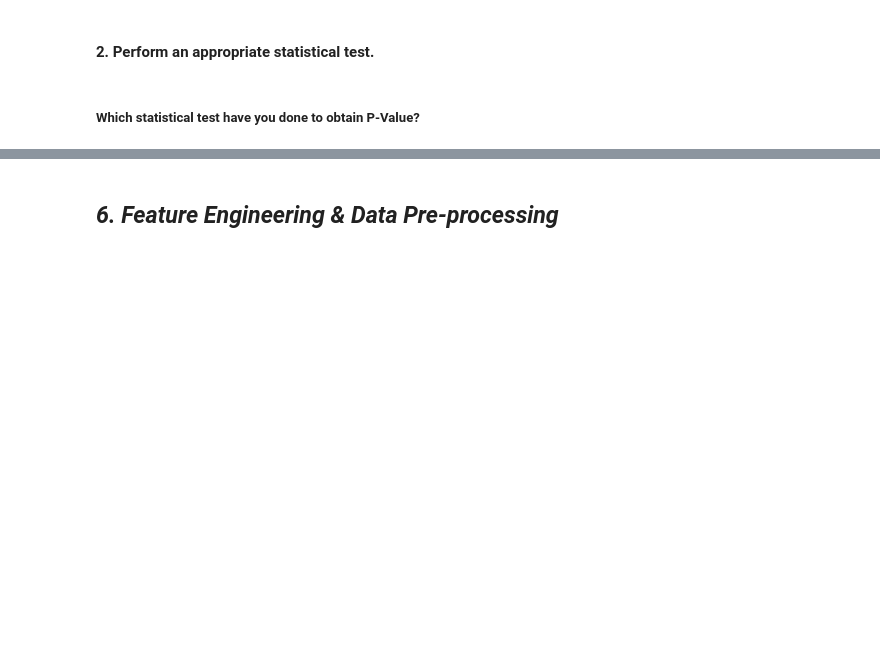
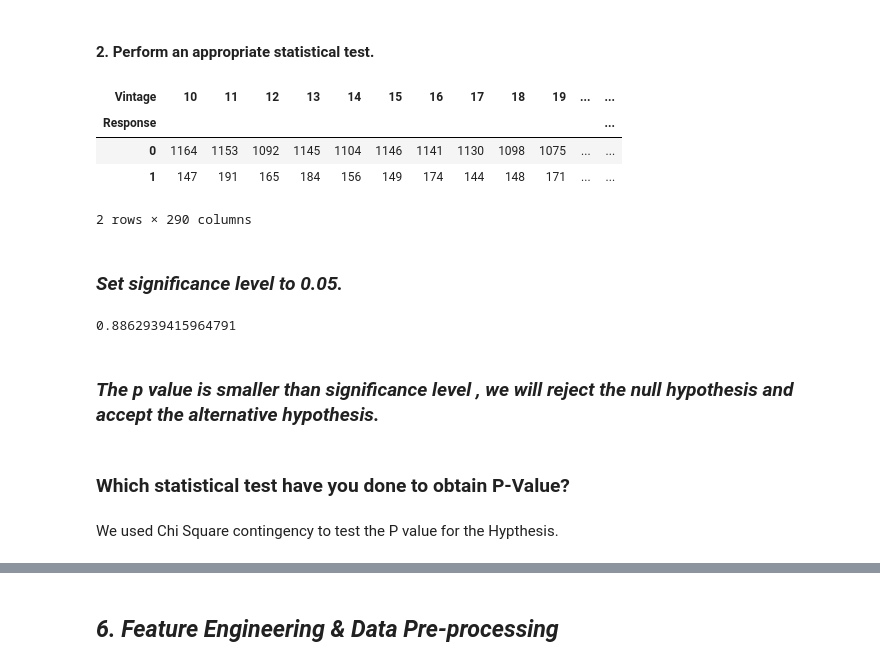
Before and after one commit to akifkashif/Health-Insurance-Prediction--Capstone-Project, a Jupyter notebook: Copy_of_Capstone_of_FINAL_HEALTH_INSURANCE_CROSS_SELL_PREDICTION.ipynb, the cells around one changed output, grey strips where cells are left out. Saved outputs shown, nothing was run; the diff lists cells and outputs as text; code cells hidden in the pictures; blank space fills up the shorter version.

```diff
--- a/Copy_of_Capstone_of_FINAL_HEALTH_INSURANCE_CROSS_SELL_PREDICTION.ipynb
+++ b/Copy_of_Capstone_of_FINAL_HEALTH_INSURANCE_CROSS_SELL_PREDICTION.ipynb
@@ -922,3 +1001,26 @@ Pairplot helped us in visualizing the relationship among the columns.
+# %%
+hypo_data = pd.crosstab(df['Response'], df['Vintage'], margins=False)
+hypo_data
+# %% [output]
+| Vintage | 10 | 11 | 12 | 13 | 14 | 15 | 16 | 17 | 18 | 19 | ... | ... |
+| Response |  |  |  |  |  |  |  |  |  |  |  | ... |
+| 0 | 1164 | 1153 | 1092 | 1145 | 1104 | 1146 | 1141 | 1130 | 1098 | 1075 | ... | ... |
+| 1 | 147 | 191 | 165 | 184 | 156 | 149 | 174 | 144 | 148 | 171 | ... | ... |
+2 rows × 290 columns
+# %% [markdown]
+### ***Set significance level to 0.05.***
+# %%
+from scipy.stats import chisquare
+from scipy.stats import chi2_contingency
+stat, p, dof, expected = chi2_contingency(hypo_data)
+
+p
+# %% [output]
+0.8862939415964791
+# %% [markdown]
+### *The p value is smaller than significance level , we will reject the null hypothesis and accept the alternative hypothesis.*
 # %% [markdown]
-##### Which statistical test have you done to obtain P-Value?
+### Which statistical test have you done to obtain P-Value?
+# %% [markdown]
+We used Chi Square contingency to test the P value for the Hypthesis.
 # %% [markdown]
```
Also changed, not shown: parts of 33 cells of this notebook.
